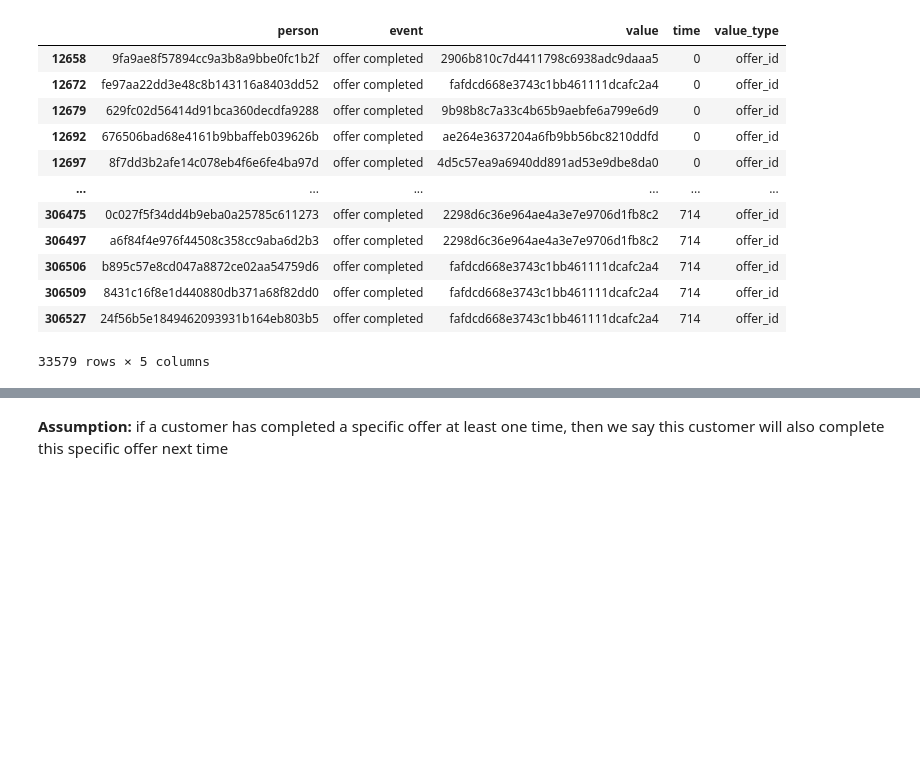
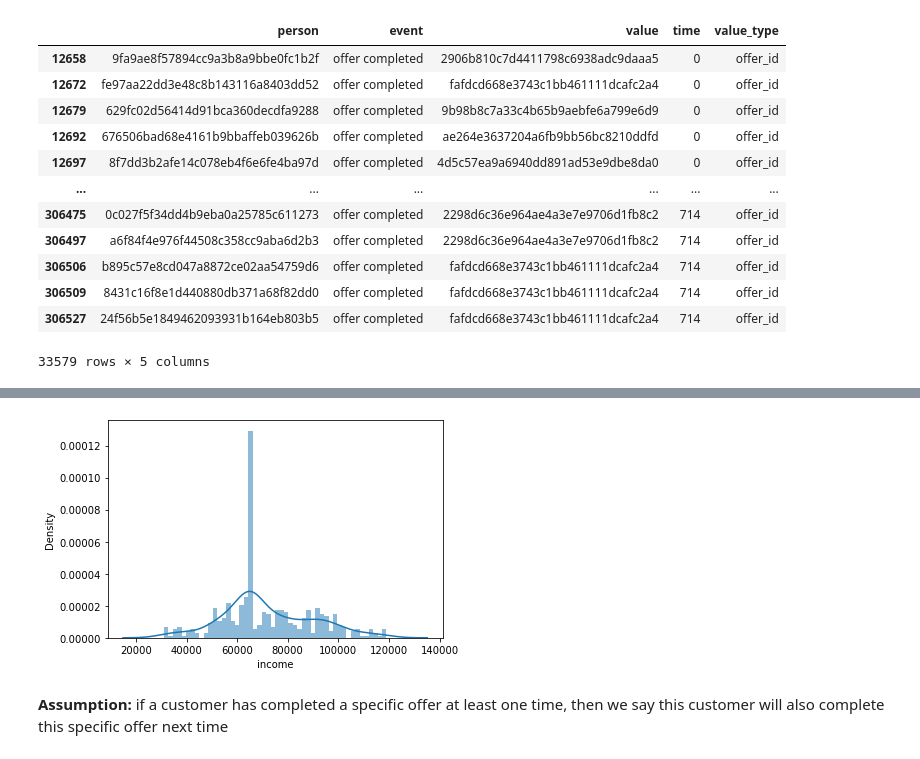
Before and after one commit to claudiazi/UdacityDataScientistNanoDegree, a Jupyter notebook: Projects/starbucks_capstone/Starbucks_Capstone_notebook.ipynb, the cells around one changed output, grey strips where cells are left out. Cells and saved outputs as stored; diff of their text form; code cells hidden in the pictures; blank space fills up the shorter version.

```diff
--- a/Projects/starbucks_capstone/Starbucks_Capstone_notebook.ipynb
+++ b/Projects/starbucks_capstone/Starbucks_Capstone_notebook.ipynb
@@ -237,0 +374,9 @@ transcript[transcript["event"]=='offer completed']
+# %%
+# get the sum of total transactions
+transactions = (transactions.assign(total=transactions.sort_values(['time'])
+                                .groupby(['person'])
+                                .value
+                                .cumsum())
+                                .sort_values(['person', 'time']))
+transactions['avg_amount'] = transactions['total'] / transactions['rn']
+transactions.head()
@@ -237,0 +390,5 @@ transcript[transcript["event"]=='offer completed']
+# %%
+offer_received = cleaned_transcript[cleaned_transcript["event"]=='offer received']
+offer_received = offer_received.drop('value_type', axis=1)
+offer_received.columns = ['person', 'event', 'offer_id', 'received_time']
+offer_received.head()
@@ -238,3 +517,9 @@ transcript[transcript["event"]=='offer completed']
+# %%
+fig, ax = plt.subplots()
+sns.distplot(no_transactions_profile['income'], bins=50, hist_kws={'alpha': 0.5}, ax=ax)
+plt.show()
+# %% [output]
+[figure, added]
 # %% [markdown]
 **Assumption:** if a customer has completed a specific offer at least one time, then we say this customer will also complete this specific offer next time
 # %%
```
Also changed, not shown: parts of 34 cells of this notebook.
